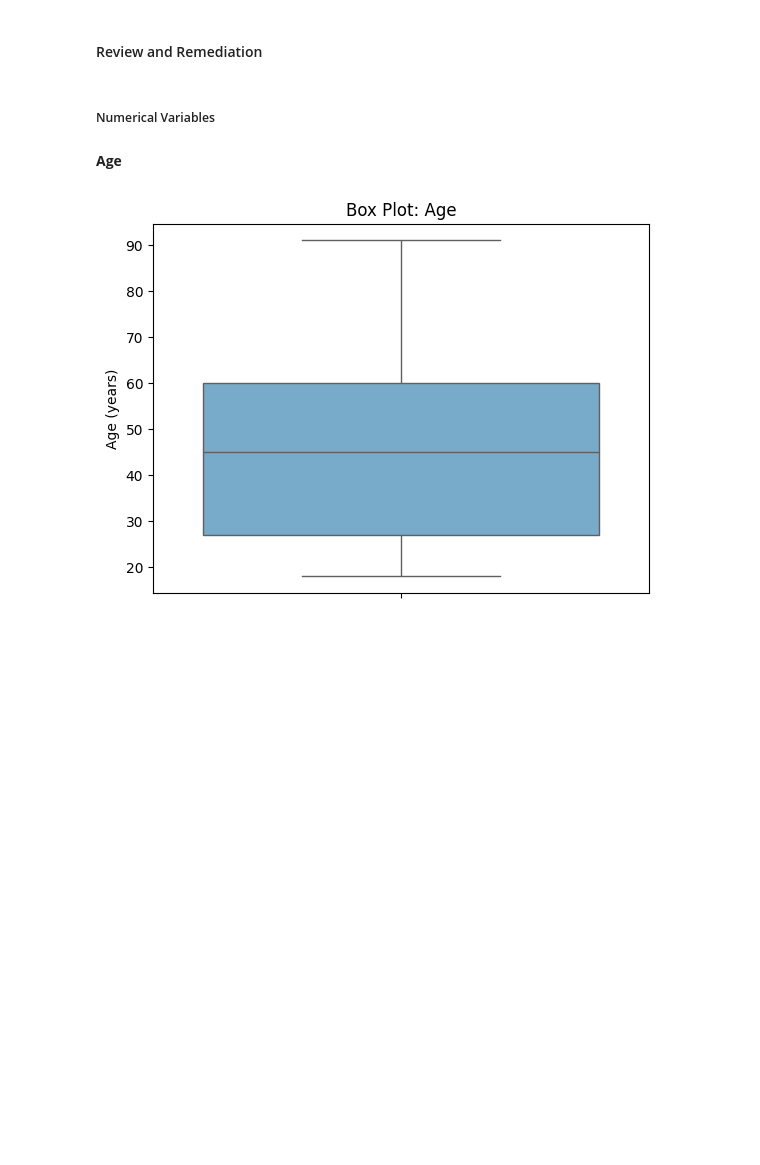
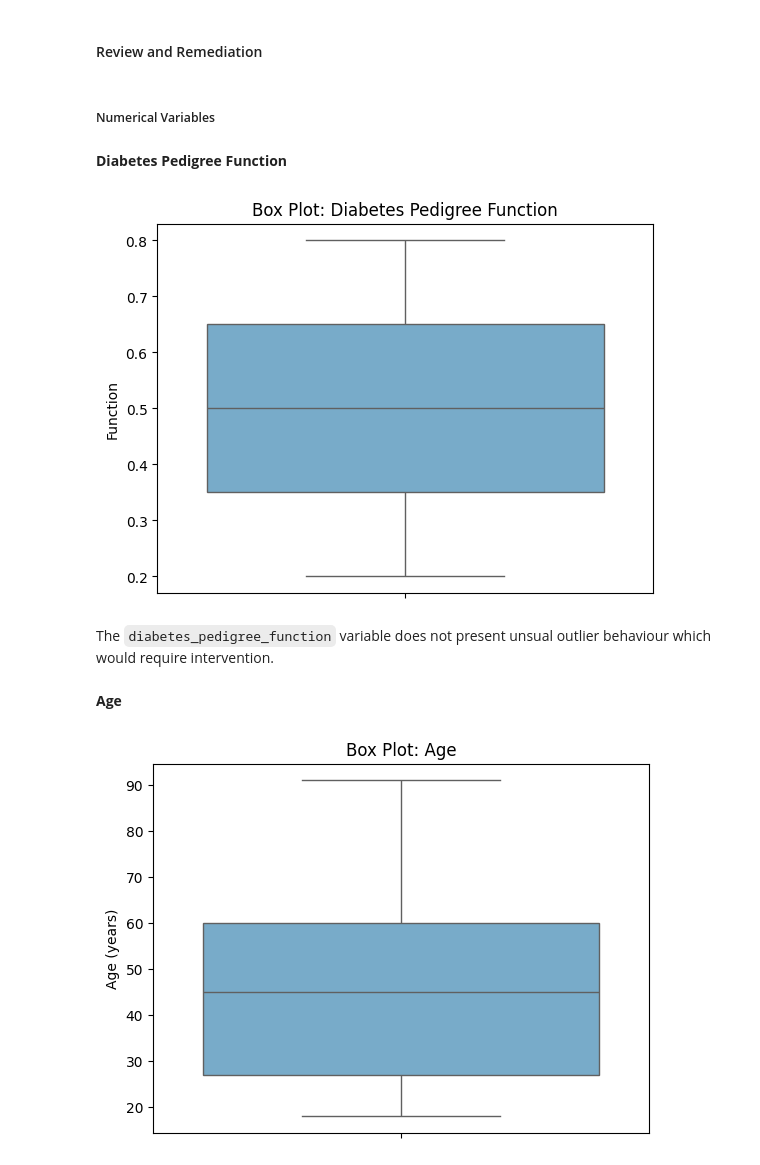
Before and after one commit to isabella-madiedo/Diabetes-Datathon, a Jupyter notebook: Code/data_cleaning.ipynb, the cells around one changed output. Saved outputs shown, nothing was run; the diff lists cells and outputs as text; code cells hidden in the pictures; blank space fills up the shorter version.

```diff
--- a/Code/data_cleaning.ipynb
+++ b/Code/data_cleaning.ipynb
@@ -124,6 +124,18 @@ Numerical Variables Statistics:
 o_data = raw_data[:]
 # %% [markdown]
 ##### Numerical Variables
+# %% [markdown]
+**Diabetes Pedigree Function**
+# %%
+# Diabetes pedigree function box plot
+sns.boxplot(o_data, y='diabetes_pedigree_function', color=sns.color_palette("tab20c")[1])
+plt.title('Box Plot: Diabetes Pedigree Function')
+plt.ylabel('Function')
+plt.grid(False)
+# %% [output]
+[figure, added]
+# %% [markdown]
+The `diabetes_pedigree_function` variable does not present unsual outlier behaviour which would require intervention.
 # %% [markdown]
 **Age**
 # %%
```
Also changed, not shown: parts of 44 cells of this notebook.
